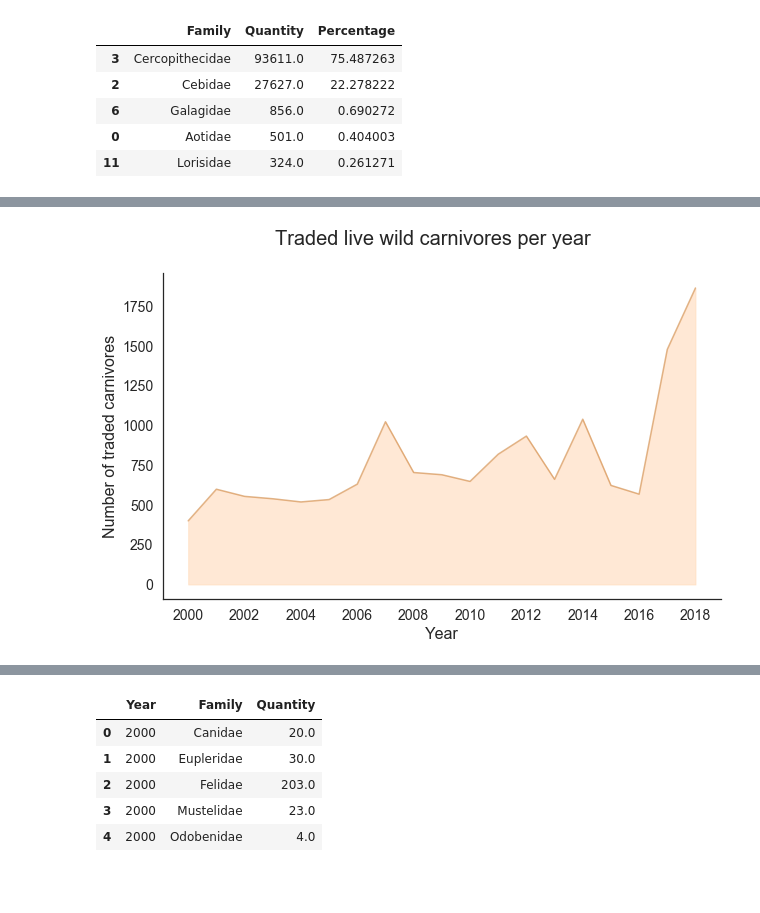
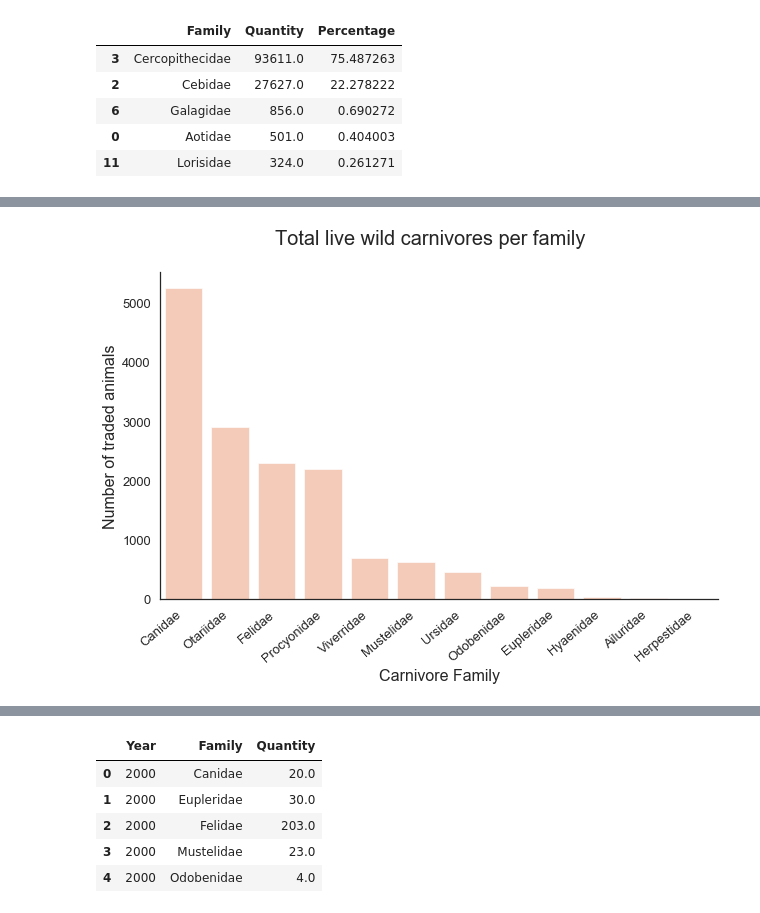
Before and after one commit to paoloironhack/dataptams2020, a Jupyter notebook: projects/Project4_Module2_Final_Project/your-code/Project4_notebook1.ipynb, the cells around one changed output, grey strips where cells are left out. Cells and saved outputs as stored; diff of their text form; code cells hidden in the pictures; blank space fills up the shorter version.

```diff
--- a/projects/Project4_Module2_Final_Project/your-code/Project4_notebook1.ipynb
+++ b/projects/Project4_Module2_Final_Project/your-code/Project4_notebook1.ipynb
@@ -667,25 +708,31 @@ year_carnivores.head()
 # %%
-# Create area line chart for carnivores over time
+# Let's compare the different families in terms of numbers
+
+# visualise the overall numbers of traded carnivores per family in a bar chart
+
+sns.set()
+sns.set_style('white')
+
 f, ax = plt.subplots(figsize=(10, 6))
+
 sns.set_color_codes('pastel')
+sns.barplot(x='Family', y= 'Quantity', data= carnivore_family_counts,
+            label= 'Family', color="lightsalmon", alpha=0.6)
 
-plt.fill_between(year_carnivores['Year'], year_carnivores['Quantity'], color="peachpuff", alpha=0.6)
-plt.plot(year_carnivores['Year'], year_carnivores['Quantity'], color="peru", alpha=0.6)
+# Add a legend and informative axis label
+#ax.legend(loc="upper right", frameon=True)
 
-#ax.set_xticklabels(year_carnivores['Year'])
-ax.set_xticks(range(2000, 2020, 2))
+ax.set_xticklabels(carnivore_family_counts['Family'], rotation=40, ha='right')
 
-ax.tick_params(axis='both', which='major', labelsize=14)
-ax.tick_params(axis='both', which='minor', labelsize=14)
+ax.tick_params(axis='both', which='major', labelsize=13)
+ax.tick_params(axis='both', which='minor', labelsize=13)
 
-plt.xlabel('Year', fontsize=16)
-plt.ylabel('Number of traded carnivores', fontsize=16)
-plt.suptitle('Traded live wild carnivores per year', fontsize=20)
+plt.xlabel('Carnivore Family', fontsize=16)
+plt.ylabel('Number of traded animals', fontsize=16)
+plt.suptitle('Total live wild carnivores per family', fontsize=20)
 
 #ax.set_xticklabels(ax.get_xticklabels(), rotation=30, ha='right')
 #plt.xticks(rotation=30, ha='right')
 sns.despine()
-
-plt.show()
 # %% [output]
-[figure, old version]
+[figure, new version]
```
Also changed, not shown: parts of 48 cells of this notebook.
